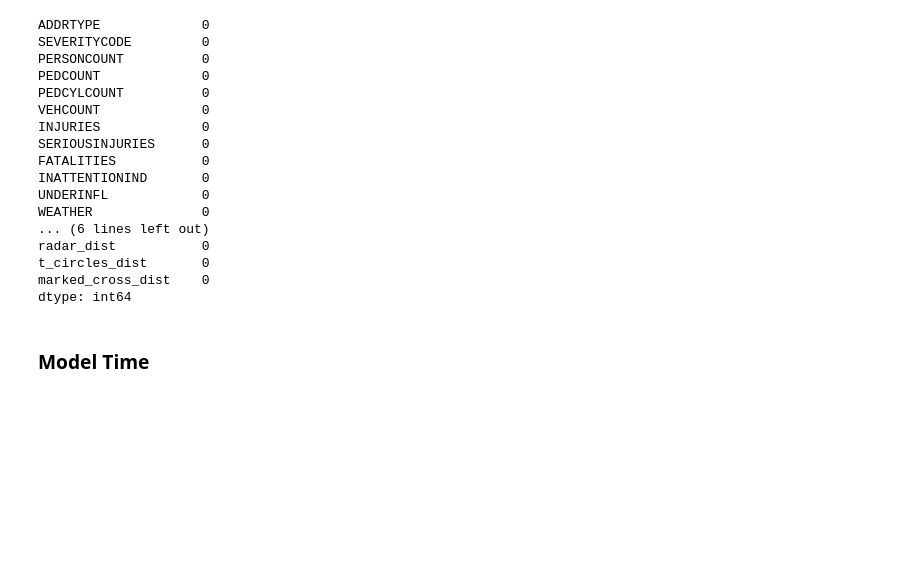
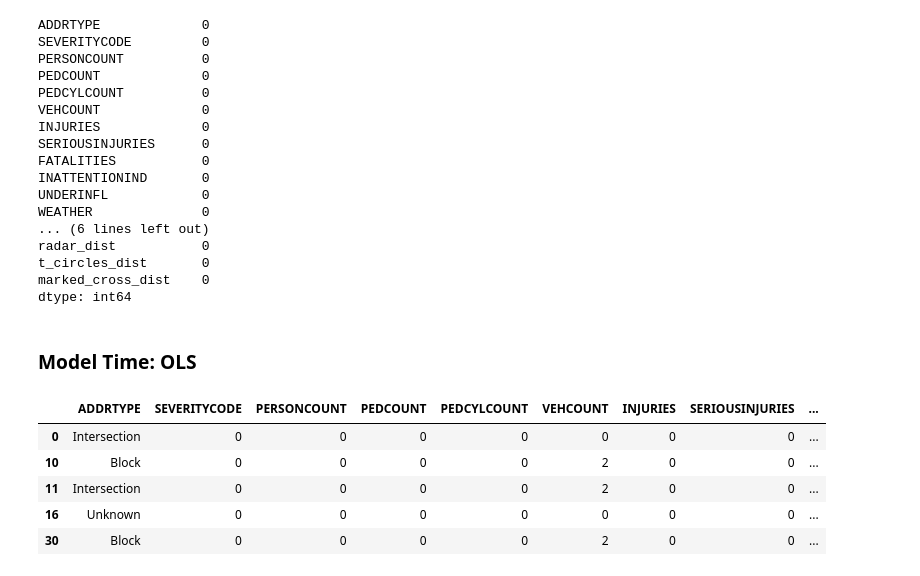
Before and after one commit to DataCircles/traffic_collisions_ml_team1, a Jupyter notebook: notebooks/cindy_model1.ipynb, the cells around one changed output. Cells and saved outputs as stored; diff of their text form; code cells hidden in the pictures; blank space fills up the shorter version.

Commit message:
create OLS model to see feature importance

```diff
--- a/notebooks/cindy_model1.ipynb
+++ b/notebooks/cindy_model1.ipynb
@@ -434,4 +434,14 @@ t_circles_dist       0
 marked_cross_dist    0
 dtype: int64
 # %% [markdown]
-### Model Time
+### Model Time: OLS
+# %%
+# OLS requires all numeric columns
+data.head()
+# %% [output]
+|  | ADDRTYPE | SEVERITYCODE | PERSONCOUNT | PEDCOUNT | PEDCYLCOUNT | VEHCOUNT | INJURIES | SERIOUSINJURIES | ... |
+| 0 | Intersection | 0 | 0 | 0 | 0 | 0 | 0 | 0 | ... |
+| 10 | Block | 0 | 0 | 0 | 0 | 2 | 0 | 0 | ... |
+| 11 | Intersection | 0 | 0 | 0 | 0 | 2 | 0 | 0 | ... |
+| 16 | Unknown | 0 | 0 | 0 | 0 | 0 | 0 | 0 | ... |
+| 30 | Block | 0 | 0 | 0 | 0 | 2 | 0 | 0 | ... |
```
Also changed, not shown: parts of 7 cells of this notebook.
